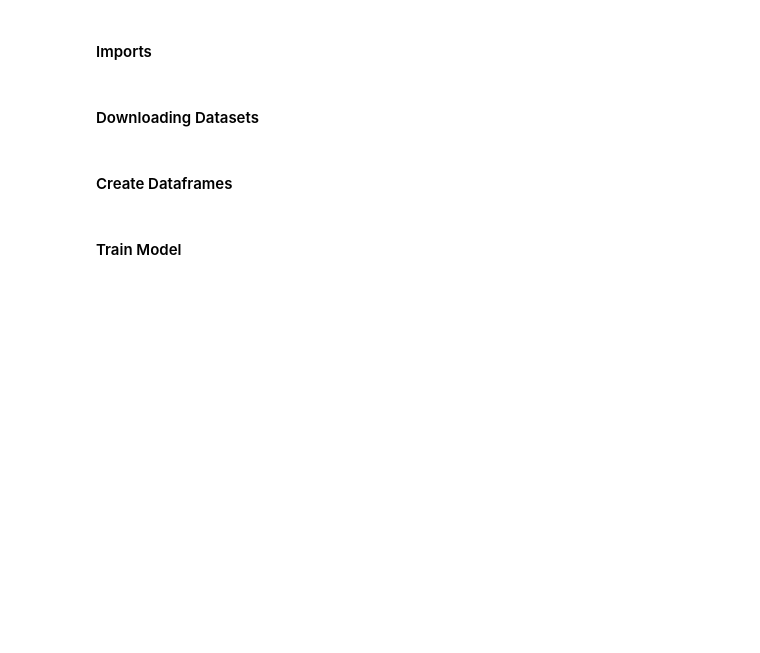
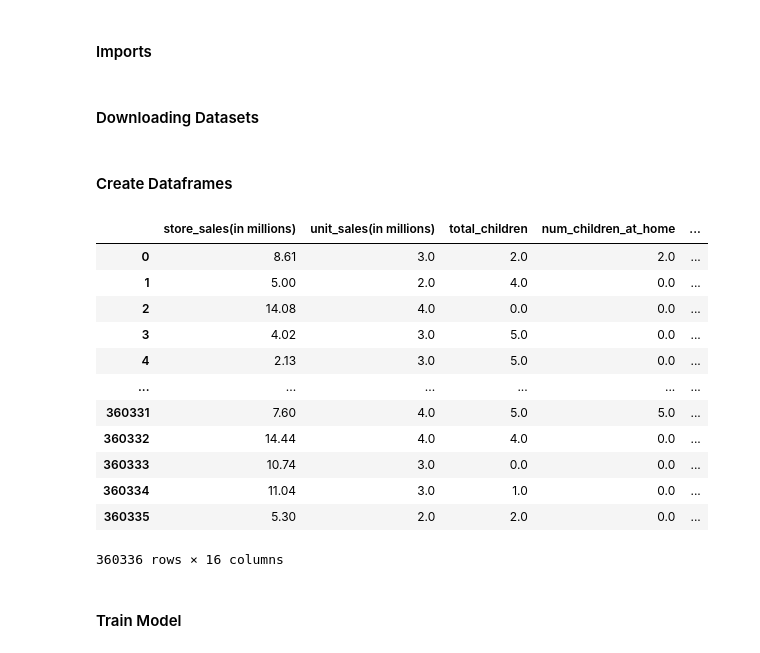
Before and after one commit to peterbull/s03e11_media, a Jupyter notebook: media_campaign_cost_boost.ipynb, the cells around one changed output. Drawn from its saved outputs; the diff is of its cells as text; code cells hidden in the pictures; blank space fills up the shorter version.

```diff
--- a/media_campaign_cost_boost.ipynb
+++ b/media_campaign_cost_boost.ipynb
@@ -46,6 +50,22 @@ df_comb = pd.concat([df_train, df_test], ignore_index=True)
 df_train.drop(['id'], axis=1, inplace=True)
 df_test.drop(['id'], axis=1, inplace=True)
 df_comb.drop(['id'], axis=1, inplace=True)
+# %%
+df_train
+# %% [output]
+|  | store_sales(in millions) | unit_sales(in millions) | total_children | num_children_at_home | ... |
+| 0 | 8.61 | 3.0 | 2.0 | 2.0 | ... |
+| 1 | 5.00 | 2.0 | 4.0 | 0.0 | ... |
+| 2 | 14.08 | 4.0 | 0.0 | 0.0 | ... |
+| 3 | 4.02 | 3.0 | 5.0 | 0.0 | ... |
+| 4 | 2.13 | 3.0 | 5.0 | 0.0 | ... |
+| ... | ... | ... | ... | ... | ... |
+| 360331 | 7.60 | 4.0 | 5.0 | 5.0 | ... |
+| 360332 | 14.44 | 4.0 | 4.0 | 0.0 | ... |
+| 360333 | 10.74 | 3.0 | 0.0 | 0.0 | ... |
+| 360334 | 11.04 | 3.0 | 1.0 | 0.0 | ... |
+| 360335 | 5.30 | 2.0 | 2.0 | 0.0 | ... |
+360336 rows × 16 columns
 # %%
 #| export
 df_train['store_sales_per_children'] = df_train['store_sales(in millions)'] / df_train['total_children']
```
Also changed, not shown: parts of 20 cells of this notebook, 1 other file.
